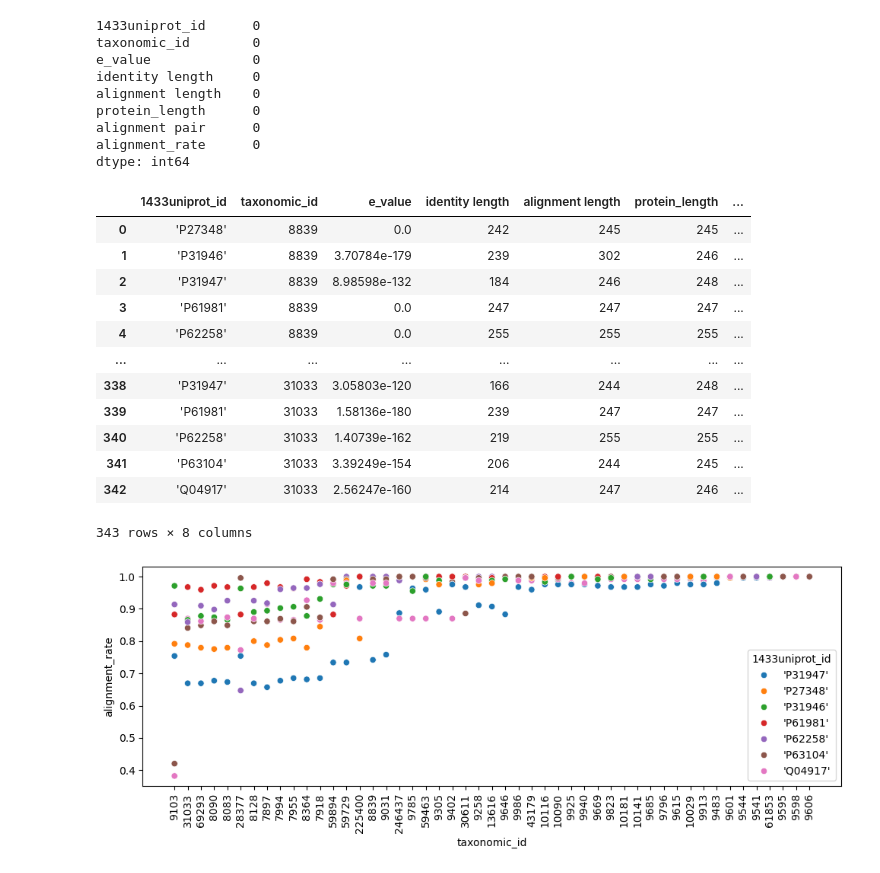
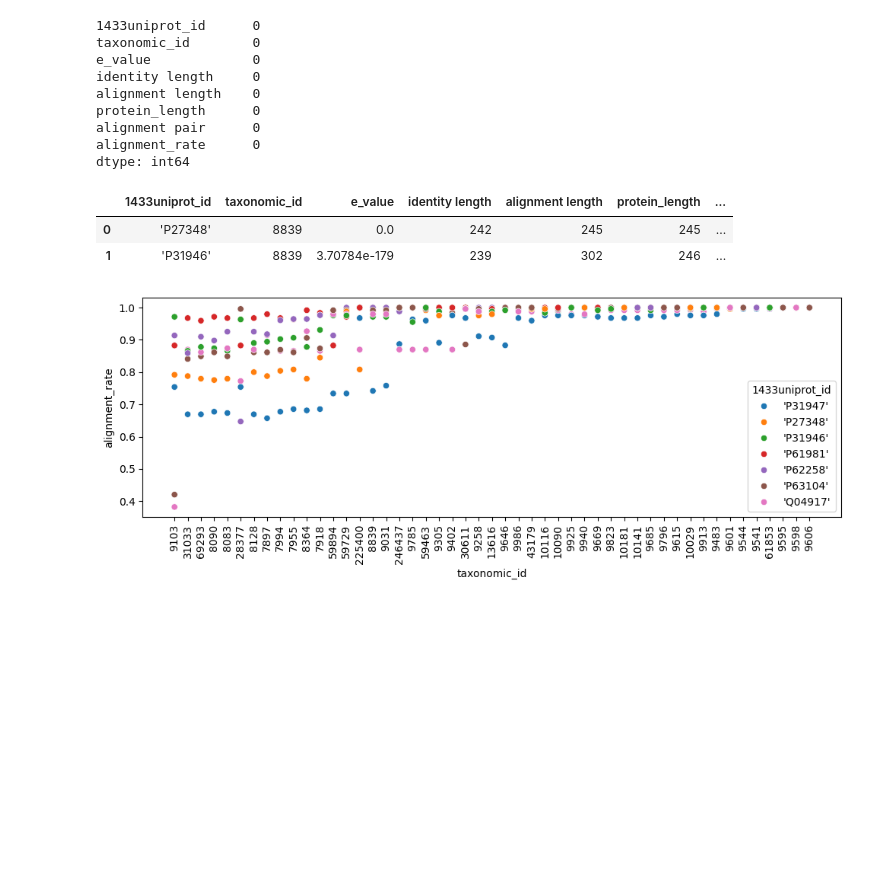
Before and after one commit to liuliu-umich/CAMP-14-3-3, a Jupyter notebook: 3. Sampling and modeling.ipynb, the cells around one changed output. Cells and saved outputs as stored; diff of their text form; code cells hidden in the pictures; blank space fills up the shorter version.

```diff
--- a/3. Sampling and modeling.ipynb
+++ b/3. Sampling and modeling.ipynb
@@ -225,21 +201,11 @@ alignment pair      0
 alignment_rate      0
 dtype: int64
 # %%
-merged_df
+merged_df.head(2)
 # %% [output]
 |  | 1433uniprot_id | taxonomic_id | e_value | identity length | alignment length | protein_length | ... |
 | 0 | 'P27348' | 8839 | 0.0 | 242 | 245 | 245 | ... |
 | 1 | 'P31946' | 8839 | 3.70784e-179 | 239 | 302 | 246 | ... |
-| 2 | 'P31947' | 8839 | 8.98598e-132 | 184 | 246 | 248 | ... |
-| 3 | 'P61981' | 8839 | 0.0 | 247 | 247 | 247 | ... |
-| 4 | 'P62258' | 8839 | 0.0 | 255 | 255 | 255 | ... |
-| ... | ... | ... | ... | ... | ... | ... | ... |
-| 338 | 'P31947' | 31033 | 3.05803e-120 | 166 | 244 | 248 | ... |
-| 339 | 'P61981' | 31033 | 1.58136e-180 | 239 | 247 | 247 | ... |
-| 340 | 'P62258' | 31033 | 1.40739e-162 | 219 | 255 | 255 | ... |
-| 341 | 'P63104' | 31033 | 3.39249e-154 | 206 | 244 | 245 | ... |
-| 342 | 'Q04917' | 31033 | 2.56247e-160 | 214 | 247 | 246 | ... |
-343 rows × 8 columns
 # %%
 import seaborn as sns
 import matplotlib.pyplot as plt
```
Also changed, not shown: parts of 57 cells of this notebook, 10 other files.
